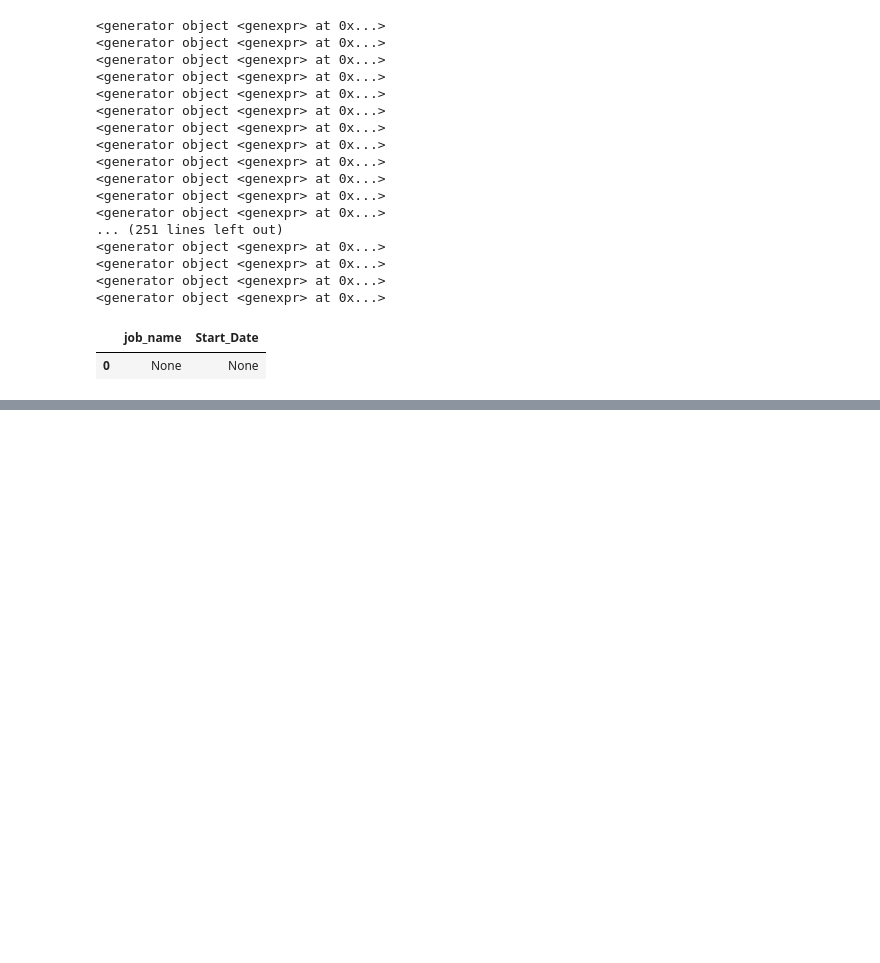
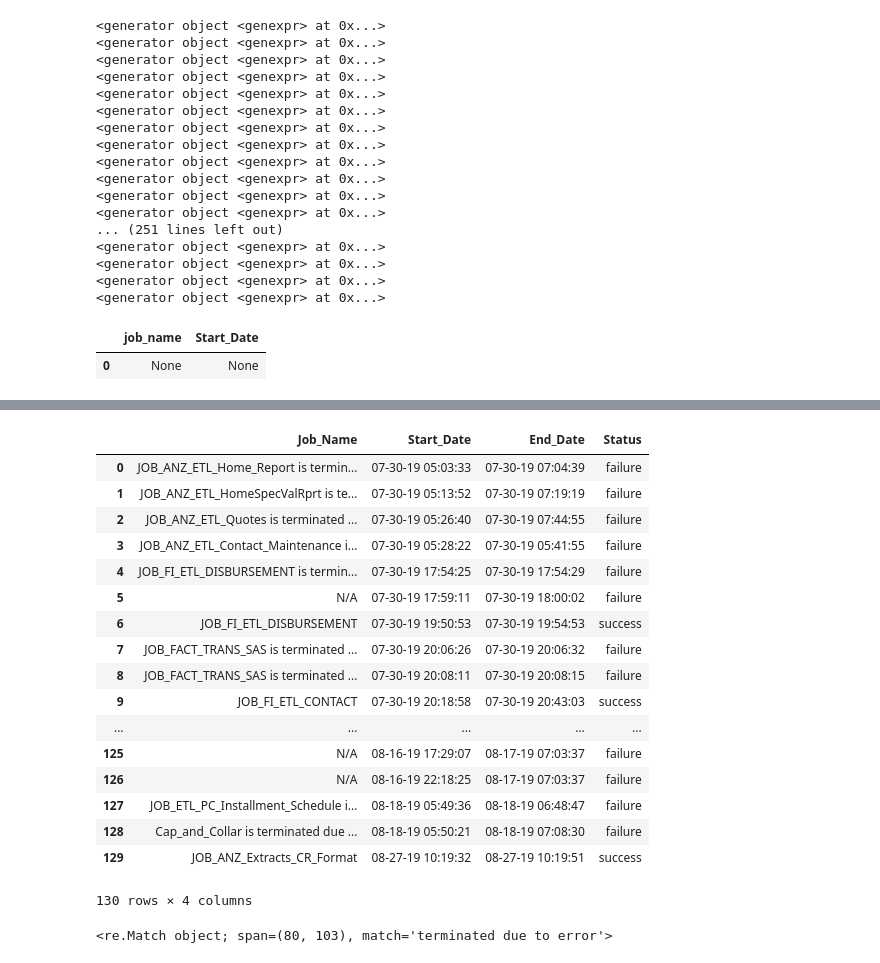
Before and after one commit to MacJei/antlr, a Jupyter notebook: qbe_dh_job_run.ipynb, the cells around one changed output, grey strips where cells are left out. Drawn from its saved outputs; the diff is of its cells as text; code cells hidden in the pictures; blank space fills up the shorter version.

```diff
--- a/qbe_dh_job_run.ipynb
+++ b/qbe_dh_job_run.ipynb
@@ -248,0 +347,21 @@ files
+# %%
+pd.DataFrame.from_dict(direct_tbl_dc)
+# %% [output]
+|  | Job_Name | Start_Date | End_Date | Status |
+| 0 | JOB_ANZ_ETL_Home_Report is termin... | 07-30-19 05:03:33 | 07-30-19 07:04:39 | failure |
+| 1 | JOB_ANZ_ETL_HomeSpecValRprt is te... | 07-30-19 05:13:52 | 07-30-19 07:19:19 | failure |
+| 2 | JOB_ANZ_ETL_Quotes is terminated ... | 07-30-19 05:26:40 | 07-30-19 07:44:55 | failure |
+| 3 | JOB_ANZ_ETL_Contact_Maintenance i... | 07-30-19 05:28:22 | 07-30-19 05:41:55 | failure |
+| 4 | JOB_FI_ETL_DISBURSEMENT is termin... | 07-30-19 17:54:25 | 07-30-19 17:54:29 | failure |
+| 5 | N/A | 07-30-19 17:59:11 | 07-30-19 18:00:02 | failure |
+| 6 | JOB_FI_ETL_DISBURSEMENT | 07-30-19 19:50:53 | 07-30-19 19:54:53 | success |
+| 7 | JOB_FACT_TRANS_SAS is terminated ... | 07-30-19 20:06:26 | 07-30-19 20:06:32 | failure |
+| 8 | JOB_FACT_TRANS_SAS is terminated ... | 07-30-19 20:08:11 | 07-30-19 20:08:15 | failure |
+| 9 | JOB_FI_ETL_CONTACT | 07-30-19 20:18:58 | 07-30-19 20:43:03 | success |
+| ... | ... | ... | ... | ... |
+| 125 | N/A | 08-16-19 17:29:07 | 08-17-19 07:03:37 | failure |
+| 126 | N/A | 08-16-19 22:18:25 | 08-17-19 07:03:37 | failure |
+| 127 | JOB_ETL_PC_Installment_Schedule i... | 08-18-19 05:49:36 | 08-18-19 06:48:47 | failure |
+| 128 | Cap_and_Collar is terminated due ... | 08-18-19 05:50:21 | 08-18-19 07:08:30 | failure |
+| 129 | JOB_ANZ_Extracts_CR_Format | 08-27-19 10:19:32 | 08-27-19 10:19:51 | success |
+130 rows × 4 columns
@@ -248,0 +370,4 @@ files
+# %%
+re.search(r'terminated due to error',err,re.S|re.I)
+# %% [output]
+<re.Match object; span=(80, 103), match='terminated due to error'>
```
Also changed, not shown: parts of 2 cells of this notebook.
